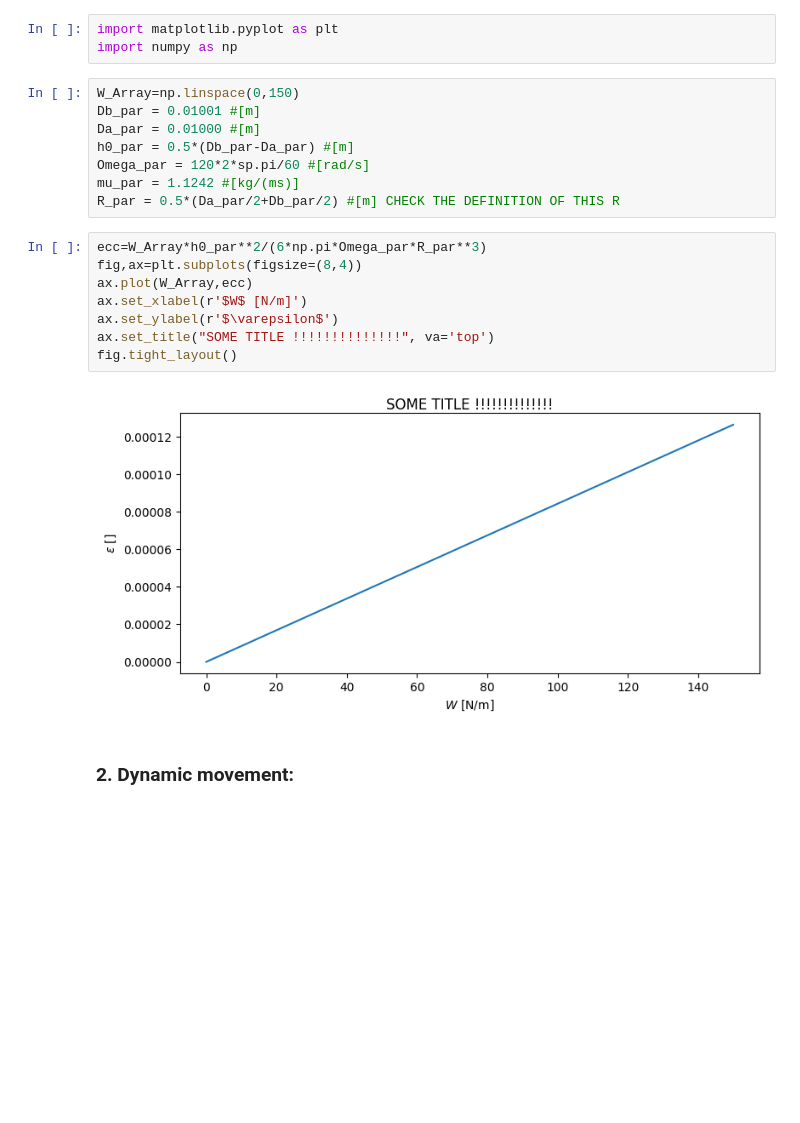
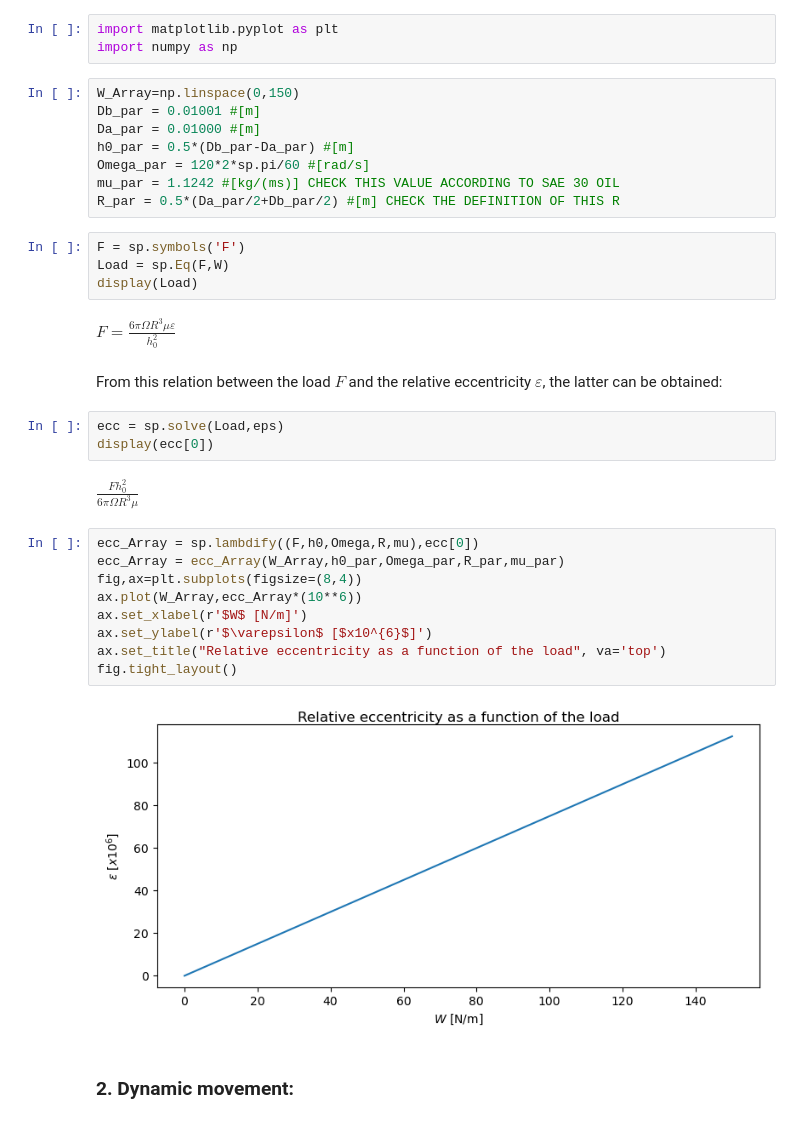
Before and after one commit to rclUPC/AdvancedFluidMechanics, a Jupyter notebook: 1-microFlows/Assignment1_POL.ipynb, the cells around one changed output. Saved outputs shown, nothing was run; the diff lists cells and outputs as text; blank space fills up the shorter version.

```diff
--- a/1-microFlows/Assignment1_POL.ipynb
+++ b/1-microFlows/Assignment1_POL.ipynb
@@ -221,18 +221,32 @@ Db_par = 0.01001 #[m]
 Da_par = 0.01000 #[m]
 h0_par = 0.5*(Db_par-Da_par) #[m]
 Omega_par = 120*2*sp.pi/60 #[rad/s]
-mu_par = 1.1242 #[kg/(ms)]
+mu_par = 1.1242 #[kg/(ms)] CHECK THIS VALUE ACCORDING TO SAE 30 OIL
 R_par = 0.5*(Da_par/2+Db_par/2) #[m] CHECK THE DEFINITION OF THIS R
+# %%
+F = sp.symbols('F')
+Load = sp.Eq(F,W)
+display(Load)
+# %% [output]
+$\displaystyle F = \frac{6 \pi \Omega R^{3} \mu \varepsilon}{h_{0}^{2}}$
+# %% [markdown]
+From this relation between the load $F$ and the relative eccentricity $\varepsilon$, the latter can be obtained:
+# %%
+ecc = sp.solve(Load,eps)
+display(ecc[0])
+# %% [output]
+$\displaystyle \frac{F h_{0}^{2}}{6 \pi \Omega R^{3} \mu}$
 # %%
-ecc=W_Array*h0_par**2/(6*np.pi*Omega_par*R_par**3)
+ecc_Array = sp.lambdify((F,h0,Omega,R,mu),ecc[0])
+ecc_Array = ecc_Array(W_Array,h0_par,Omega_par,R_par,mu_par)
 fig,ax=plt.subplots(figsize=(8,4))
-ax.plot(W_Array,ecc)
+ax.plot(W_Array,ecc_Array*(10**6))
 ax.set_xlabel(r'$W$ [N/m]')
-ax.set_ylabel(r'$\varepsilon$')
-ax.set_title("SOME TITLE !!!!!!!!!!!!!!", va='top')
+ax.set_ylabel(r'$\varepsilon$ [$x10^{6}$]')
+ax.set_title("Relative eccentricity as a function of the load", va='top')
 fig.tight_layout()
 # %% [output]
-[figure, old version]
+[figure, new version]
 # %% [markdown]
 ### 2. Dynamic movement:
 # %% [markdown]
```
Also changed, not shown: parts of 11 cells of this notebook.
